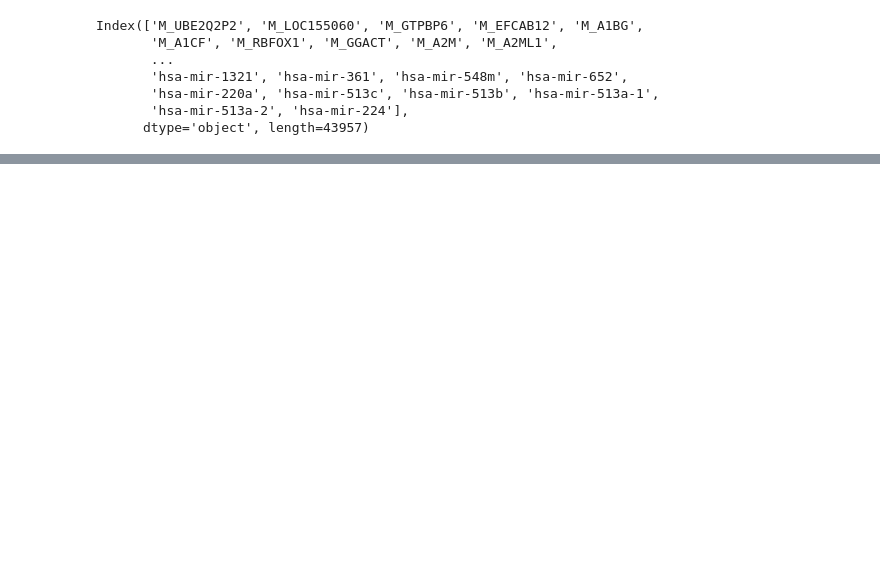
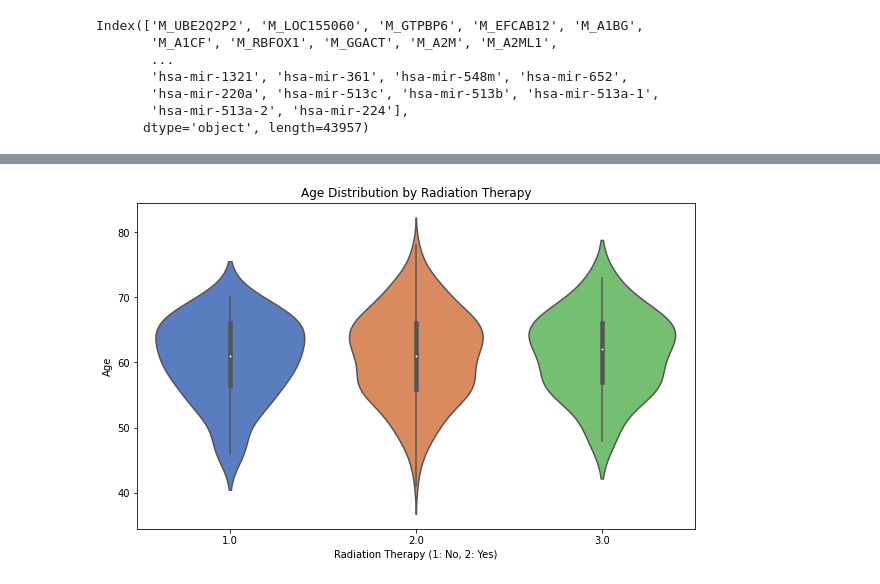
Before and after one commit to yamlakyam/Multifactor-Analysis-of-Prostate-Cancer-Outcome, a Jupyter notebook: Analysis.ipynb, the cells around one changed output, grey strips where cells are left out. Cells and saved outputs as stored; diff of their text form; code cells hidden in the pictures; blank space fills up the shorter version.

```diff
--- a/Analysis.ipynb
+++ b/Analysis.ipynb
@@ -310,0 +416,10 @@ len(selected_features_for_response)
+# %%
+# Violin plot for age by radiation therapy
+plt.figure(figsize=(10, 6))
+sns.violinplot(x='RADIATION_THERAPY', y='AGE', data=data_filtered, palette='muted')
+plt.title('Age Distribution by Radiation Therapy')
+plt.xlabel('Radiation Therapy (1: No, 2: Yes)')
+plt.ylabel('Age')
+plt.show()
+# %% [output]
+[figure, added]
```
Also changed, not shown: parts of 42 cells of this notebook.
